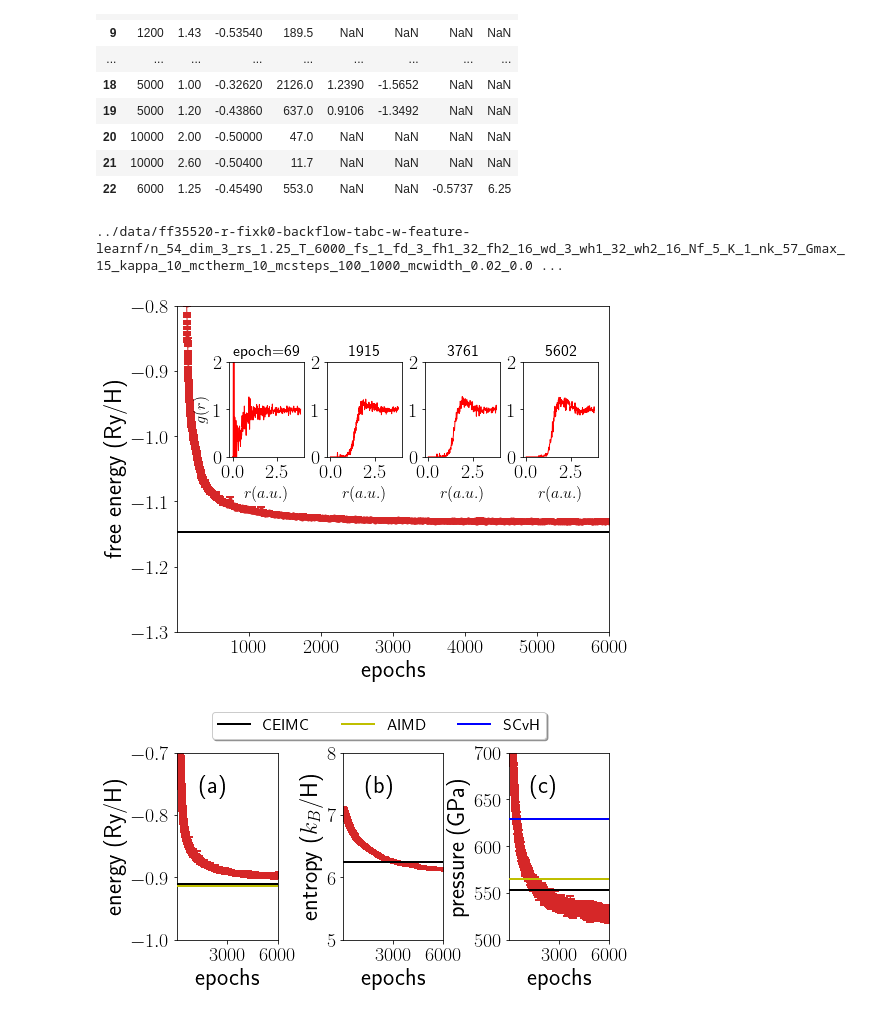
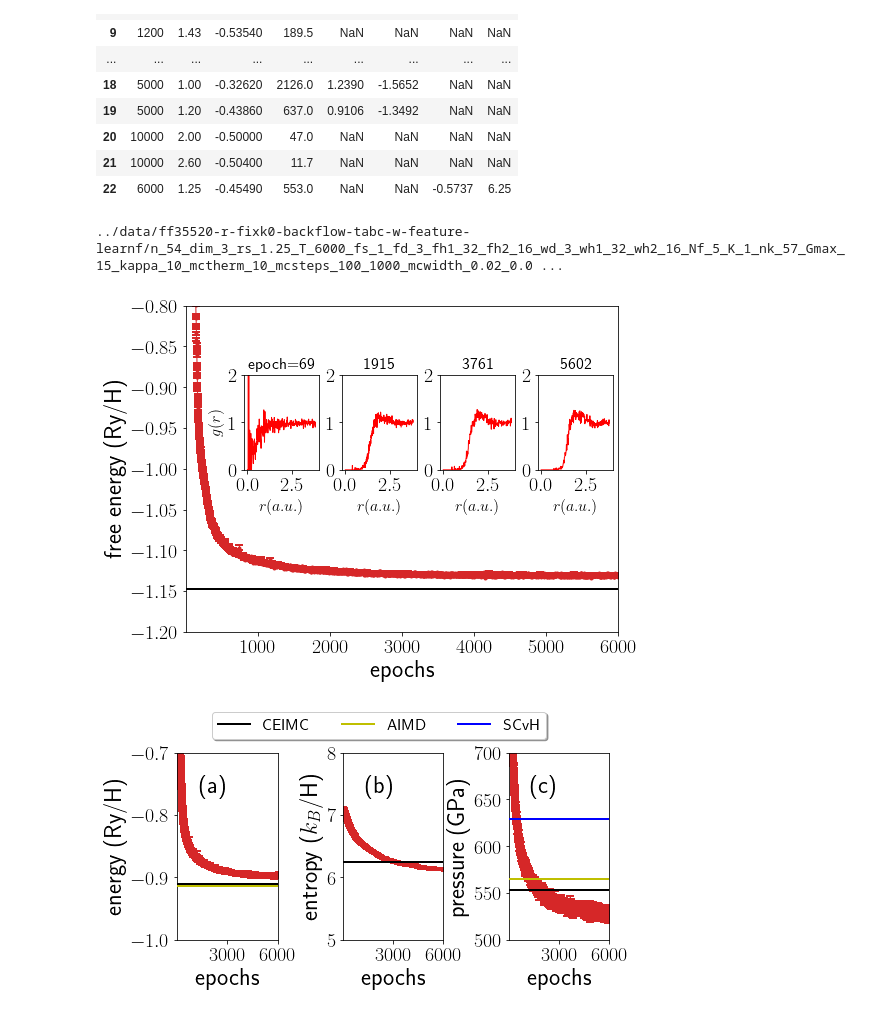
Before and after one commit to fermiflow/hydrogen, a Jupyter notebook: analysis/figs.ipynb, the cells around one changed output. Drawn from its saved outputs; the diff is of its cells as text; code cells hidden in the pictures.

```diff
--- a/analysis/figs.ipynb
+++ b/analysis/figs.ipynb
@@ -113,7 +113,7 @@ if True:
 
     #plt.xscale('log')
     plt.xlim([1, 6000])
-    plt.ylim([-1.3, -0.8])
+    plt.ylim([-1.2, -0.8])
 
     try:
         ref_value = ref_df.query('(T==%g) & (rs==%g)'%(T, rs))[obs].values[0]
@@ -144,35 +144,35 @@ if True:
         walkersize, batchsize = s.shape[0], x.shape[0]
         if (walkersize != batchsize):
             s = jnp.repeat(s, batchsize//walkersize, 0)
 
         rmesh, gr = get_gr(s, s)
-        left, bottom, width, height = [0.24+offset*0.17, 0.53, 0.13, 0.22]
+        left, bottom, width, height = [0.25+offset*0.17, 0.5, 0.13, 0.22]
         inset = fig.add_axes([left, bottom, width, height])
         inset.plot(rmesh, gr, 'r')
         inset.set_ylim([0, 2])
         if offset ==0:
             plt.title(r'epoch=%g'%(epoch), fontsize=16)
         else:
             plt.title(r'%g'%(epoch), fontsize=16)
 
         if offset ==0: inset.set_ylabel('$g(r)$', fontsize=16)
         inset.set_xlabel('$r(a.u.)$', fontsize=16)
 
         #rmesh, gr = get_gr(s, x)
         #left, bottom, width, height = [0.25+offset*0.13, 0.4, 0.1, 0.15]
         #inset = fig.add_axes([left, bottom, width, height])
         #inset.plot(rmesh, gr, 'r')
         #inset.set_ylim([0, 8])
         #if offset ==0: inset.set_ylabel('$g_{ep}(r)$')
 
 
 ax.set_ylabel('free energy (Ry/H)')
 ax.set_xlabel('epochs')
 plt.subplots_adjust(left=0.15)
 plt.savefig('epoch.pdf')
 # %% [output]
 ../data/ff35520-r-fixk0-backflow-tabc-w-feature-learnf/n_54_dim_3_rs_1.25_T_6000_fs_1_fd_3_fh1_32_fh2_16_wd_3_wh1_32_wh2_16_Nf_5_K_1_nk_57_Gmax_15_kappa_10_mctherm_10_mcsteps_100_1000_mcwidth_0.02_0.0 ...
-[figure, old version]
+[figure, new version]
 # %%
 fig, (ax1, ax2, ax3) = plt.subplots(1, 3, sharex=True, figsize=(8, 4))
 
```
Also changed, not shown: 1 other file.
